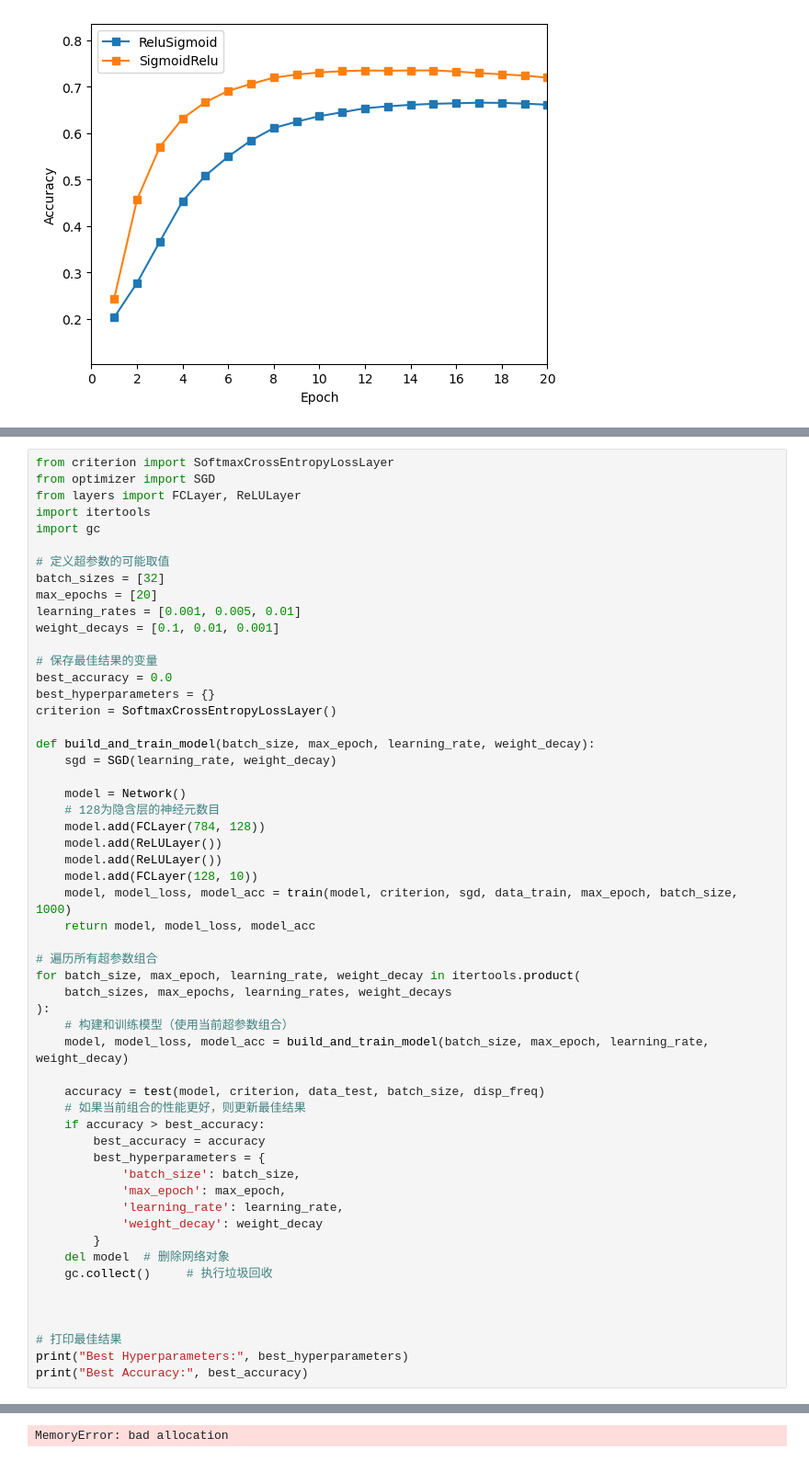
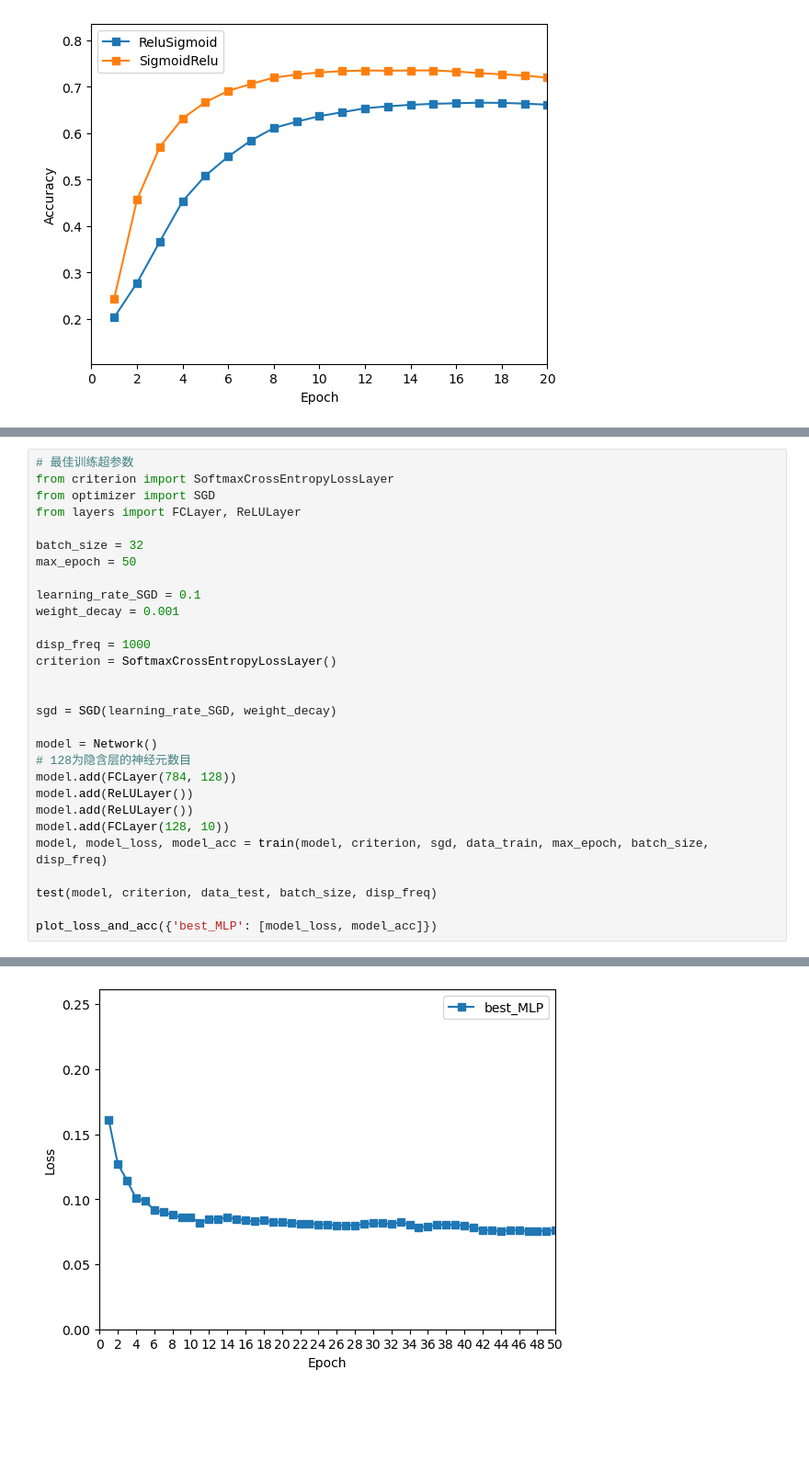
Before and after one commit to JaegerZhao/DeepLearning, a Jupyter notebook: 2 基于多层感知机的手写数字识别/mlp.ipynb, the cells around one changed output, grey strips where cells are left out. Shown at 92% size. Cells and saved outputs as stored; diff of their text form; blank space fills up the shorter version.

Commit message:
DeepLearning

```diff
--- a/2 基于多层感知机的手写数字识别/mlp.ipynb
+++ b/2 基于多层感知机的手写数字识别/mlp.ipynb
@@ -518,58 +763,32 @@ Best Accuracy: 0.9421073717948718
 # %%
+# 最佳训练超参数
 from criterion import SoftmaxCrossEntropyLossLayer
 from optimizer import SGD
 from layers import FCLayer, ReLULayer
-import itertools
-import gc
 
-# 定义超参数的可能取值
-batch_sizes = [32]
-max_epochs = [20]
-learning_rates = [0.001, 0.005, 0.01]
-weight_decays = [0.1, 0.01, 0.001]
+batch_size = 32
+max_epoch = 50
 
-# 保存最佳结果的变量
-best_accuracy = 0.0
-best_hyperparameters = {}
+learning_rate_SGD = 0.1
+weight_decay = 0.001
+
+disp_freq = 1000
 criterion = SoftmaxCrossEntropyLossLayer()
 
-def build_and_train_model(batch_size, max_epoch, learning_rate, weight_decay):
-    sgd = SGD(learning_rate, weight_decay)
 
-    model = Network()
-    # 128为隐含层的神经元数目
-    model.add(FCLayer(784, 128))
-    model.add(ReLULayer())
-    model.add(ReLULayer())
-    model.add(FCLayer(128, 10))
-    model, model_loss, model_acc = train(model, criterion, sgd, data_train, max_epoch, batch_size, 1000)
-    return model, model_loss, model_acc
+sgd = SGD(learning_rate_SGD, weight_decay)
 
-# 遍历所有超参数组合
-for batch_size, max_epoch, learning_rate, weight_decay in itertools.product(
-    batch_sizes, max_epochs, learning_rates, weight_decays
-):
-    # 构建和训练模型（使用当前超参数组合）
-    model, model_loss, model_acc = build_and_train_model(batch_size, max_epoch, learning_rate, weight_decay)
+model = Network()
+# 128为隐含层的神经元数目
+model.add(FCLayer(784, 128))
+model.add(ReLULayer())
+model.add(ReLULayer())
+model.add(FCLayer(128, 10))
+model, model_loss, model_acc = train(model, criterion, sgd, data_train, max_epoch, batch_size, disp_freq)
 
-    accuracy = test(model, criterion, data_test, batch_size, disp_freq)
-    # 如果当前组合的性能更好，则更新最佳结果
-    if accuracy > best_accuracy:
-        best_accuracy = accuracy
-        best_hyperparameters = {
-            'batch_size': batch_size,
-            'max_epoch': max_epoch,
-            'learning_rate': learning_rate,
-            'weight_decay': weight_decay
-        }
-    del model  # 删除网络对象
-    gc.collect()     # 执行垃圾回收
+test(model, criterion, data_test, batch_size, disp_freq)
 
-
-
-# 打印最佳结果
-print("Best Hyperparameters:", best_hyperparameters)
-print("Best Accuracy:", best_accuracy)
+plot_loss_and_acc({'best_MLP': [model_loss, model_acc]})
 # %% [output]
 WARNING:tensorflow:From d:\Study\Computer Science\驭风计划\3 深度学习\DeepLearning\2 基于多层感知机的手写数字识别\solver.py:15: DatasetV1.make_one_shot_iterator (from tensorflow.python.data.ops.dataset_ops) is deprecated a ...
 Instructions for updating:
@@ -591 +810 @@ The test accuracy is 0.8609.
-MemoryError: bad allocation
+[figure, added]
```
Also changed, not shown: parts of 59 cells of this notebook.
